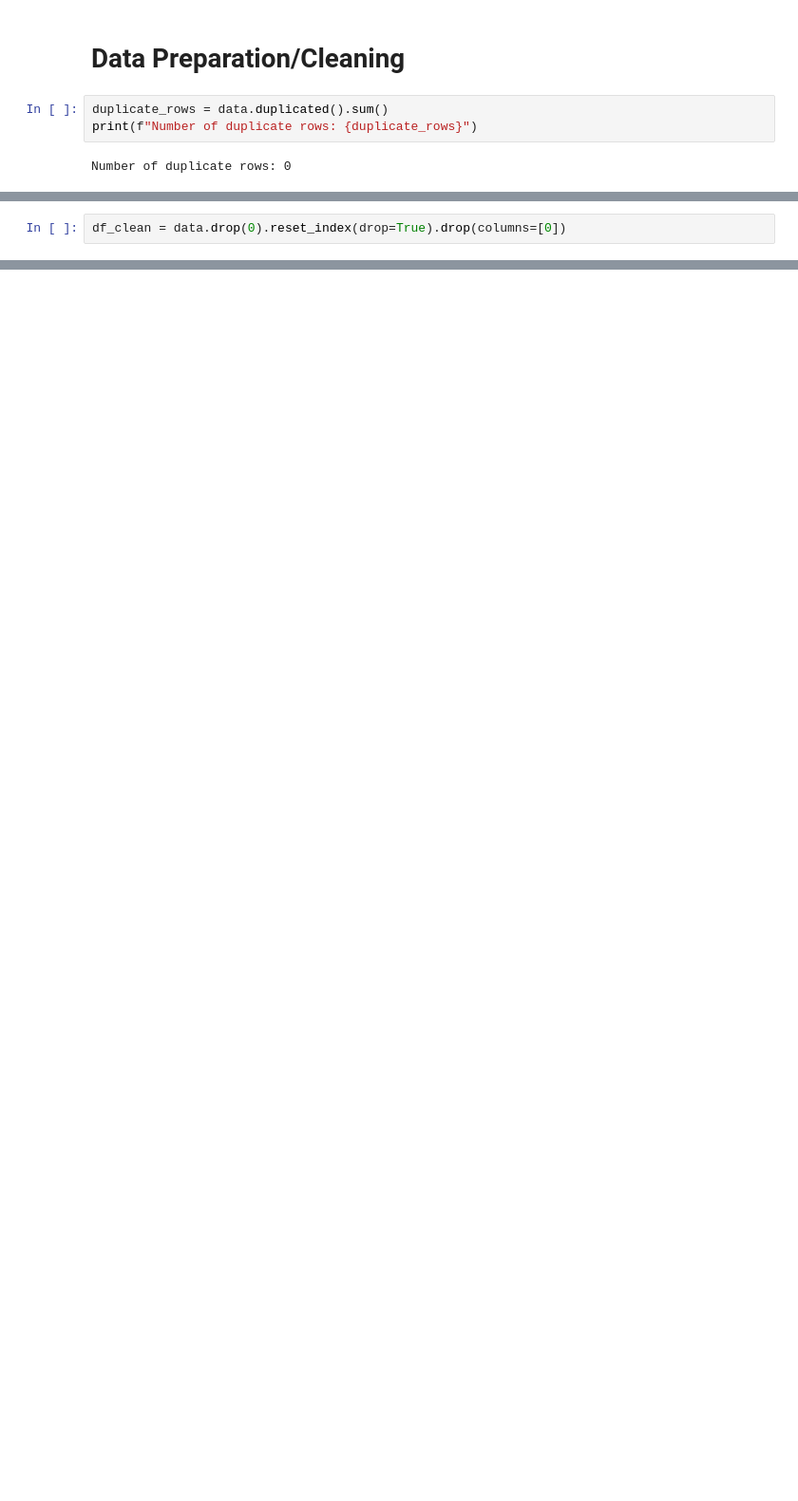
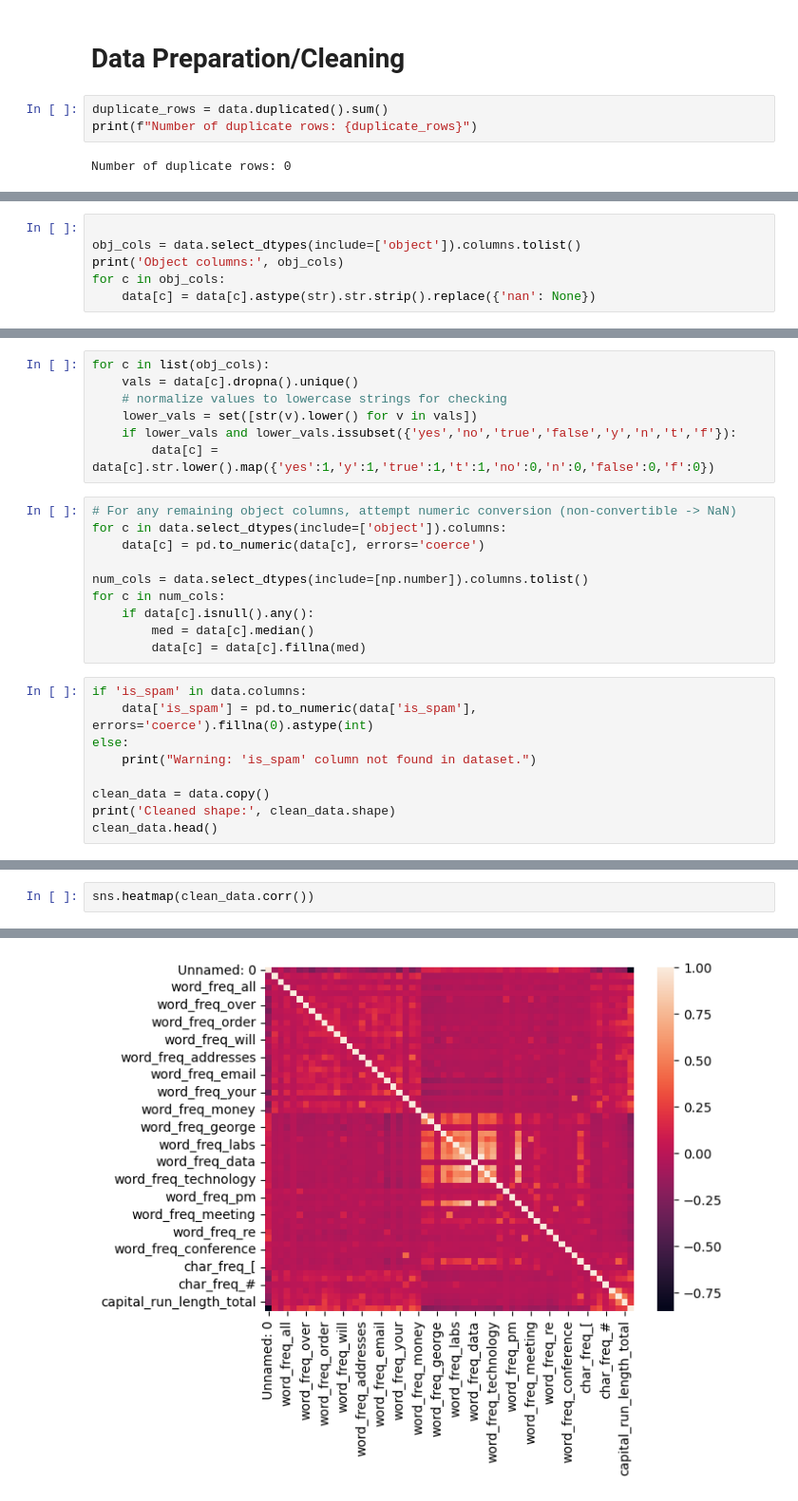
Before and after one commit to olgascode1/Data_Exploration_CA2, a Jupyter notebook: L7 Data Exploration CA2v4.ipynb, the cells around one changed output, grey strips where cells are left out. Shown: that part at 95% size. Drawn from its saved outputs; the diff is of its cells as text; blank space fills up the shorter version.

```diff
--- a/L7 Data Exploration CA2v4.ipynb
+++ b/L7 Data Exploration CA2v4.ipynb
@@ -125,3 +100,7 @@ for column in data:
 # %%
-df_clean = data.drop(0).reset_index(drop=True).drop(columns=[0])
+
+obj_cols = data.select_dtypes(include=['object']).columns.tolist()
+print('Object columns:', obj_cols)
+for c in obj_cols:
+    data[c] = data[c].astype(str).str.strip().replace({'nan': None})
 # %% [output]
@@ -128,0 +108,26 @@ KeyError: '[0] not found in axis'
+# %%
+for c in list(obj_cols):
+    vals = data[c].dropna().unique()
+    # normalize values to lowercase strings for checking
+    lower_vals = set([str(v).lower() for v in vals])
+    if lower_vals and lower_vals.issubset({'yes','no','true','false','y','n','t','f'}):
+        data[c] = data[c].str.lower().map({'yes':1,'y':1,'true':1,'t':1,'no':0,'n':0,'false':0,'f':0})
+# %%
+# For any remaining object columns, attempt numeric conversion (non-convertible -> NaN)
+for c in data.select_dtypes(include=['object']).columns:
+    data[c] = pd.to_numeric(data[c], errors='coerce')
+
+num_cols = data.select_dtypes(include=[np.number]).columns.tolist()
+for c in num_cols:
+    if data[c].isnull().any():
+        med = data[c].median()
+        data[c] = data[c].fillna(med)
+# %%
+if 'is_spam' in data.columns:
+    data['is_spam'] = pd.to_numeric(data['is_spam'], errors='coerce').fillna(0).astype(int)
+else:
+    print("Warning: 'is_spam' column not found in dataset.")
+
+clean_data = data.copy()
+print('Cleaned shape:', clean_data.shape)
+clean_data.head()
@@ -128,0 +143,3 @@ KeyError: '[0] not found in axis'
+# %%
+sns.heatmap(clean_data.corr())
+# %% [output]
@@ -128,0 +147 @@ KeyError: '[0] not found in axis'
+[figure, added]
```
Also changed, not shown: parts of 14 cells of this notebook.
